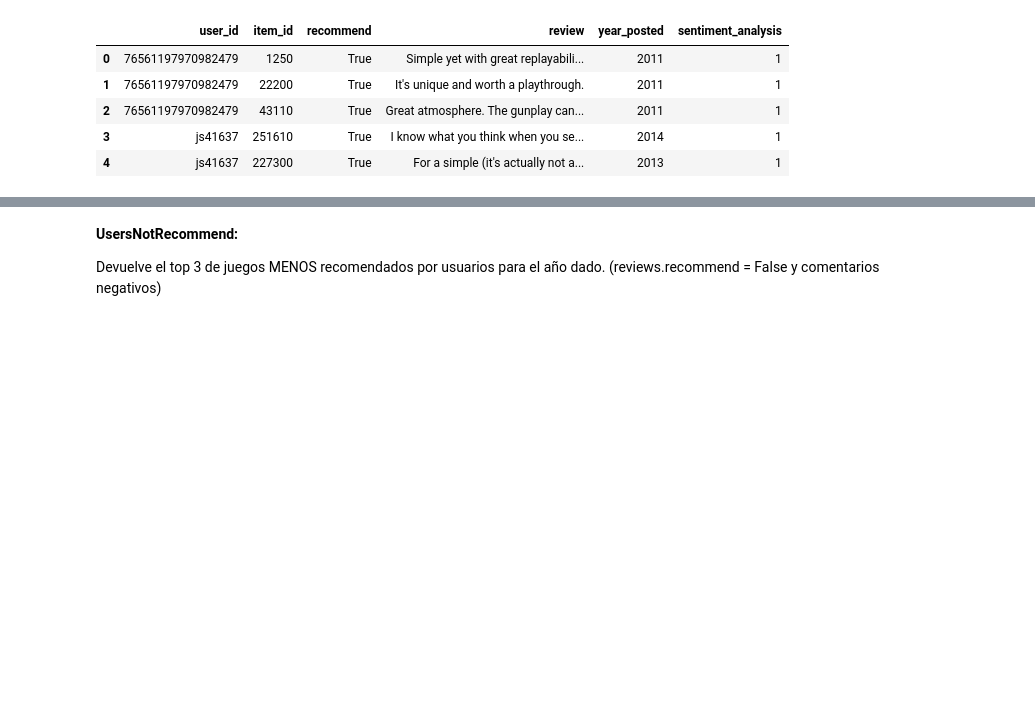
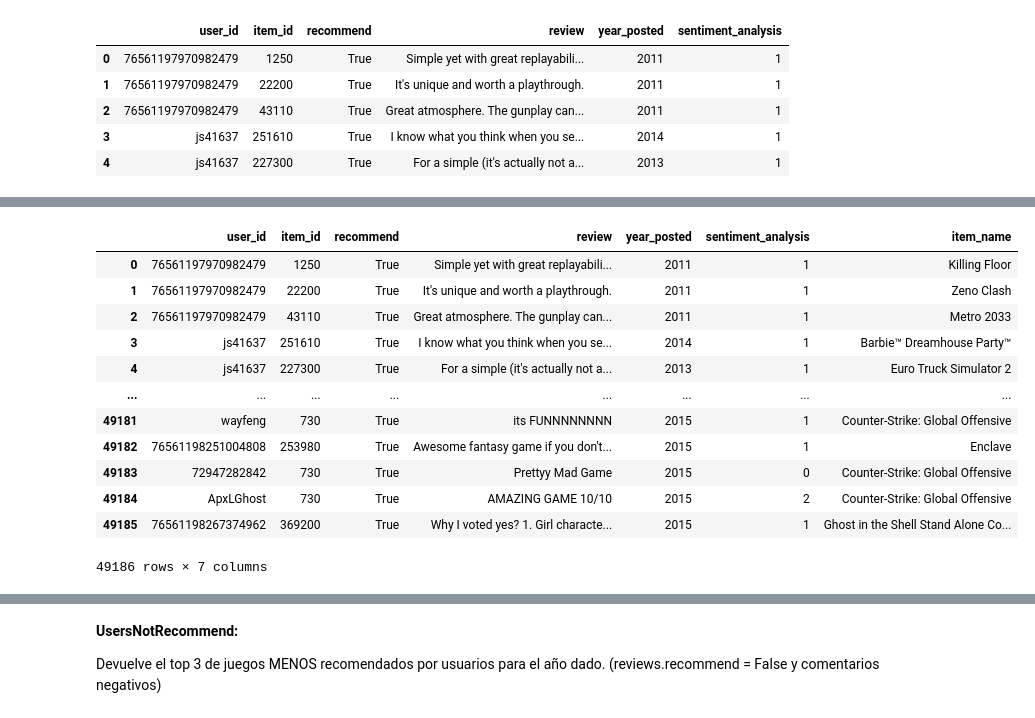
Before and after one commit to JuanPa2608/MovieSearcher, a Jupyter notebook: Funciones/datasets_functions.ipynb, the cells around one changed output, grey strips where cells are left out. Saved outputs shown, nothing was run; the diff lists cells and outputs as text; code cells hidden in the pictures; blank space fills up the shorter version.

```diff
--- a/Funciones/datasets_functions.ipynb
+++ b/Funciones/datasets_functions.ipynb
@@ -262 +293,19 @@ memory usage: 1.9+ MB
+# %%
+
+df_reviews_recomend = df_reviews_recomend.merge(df_items_2,left_on='item_id', right_on='item_id',how='left')
+df_reviews_recomend
+# %% [output]
+|  | user_id | item_id | recommend | review | year_posted | sentiment_analysis | item_name |
+| 0 | 76561197970982479 | 1250 | True | Simple yet with great replayabili... | 2011 | 1 | Killing Floor |
+| 1 | 76561197970982479 | 22200 | True | It's unique and worth a playthrough. | 2011 | 1 | Zeno Clash |
+| 2 | 76561197970982479 | 43110 | True | Great atmosphere. The gunplay can... | 2011 | 1 | Metro 2033 |
+| 3 | js41637 | 251610 | True | I know what you think when you se... | 2014 | 1 | Barbie™ Dreamhouse Party™ |
+| 4 | js41637 | 227300 | True | For a simple (it's actually not a... | 2013 | 1 | Euro Truck Simulator 2 |
+| ... | ... | ... | ... | ... | ... | ... | ... |
+| 49181 | wayfeng | 730 | True | its FUNNNNNNNN | 2015 | 1 | Counter-Strike: Global Offensive |
+| 49182 | 76561198251004808 | 253980 | True | Awesome fantasy game if you don't... | 2015 | 1 | Enclave |
+| 49183 | 72947282842 | 730 | True | Prettyy Mad Game | 2015 | 0 | Counter-Strike: Global Offensive |
+| 49184 | ApxLGhost | 730 | True | AMAZING GAME 10/10 | 2015 | 2 | Counter-Strike: Global Offensive |
+| 49185 | 76561198267374962 | 369200 | True | Why I voted yes? 1. Girl characte... | 2015 | 1 | Ghost in the Shell Stand Alone Co... |
+49186 rows × 7 columns
 # %%
```
Also changed, not shown: parts of 9 cells of this notebook.
